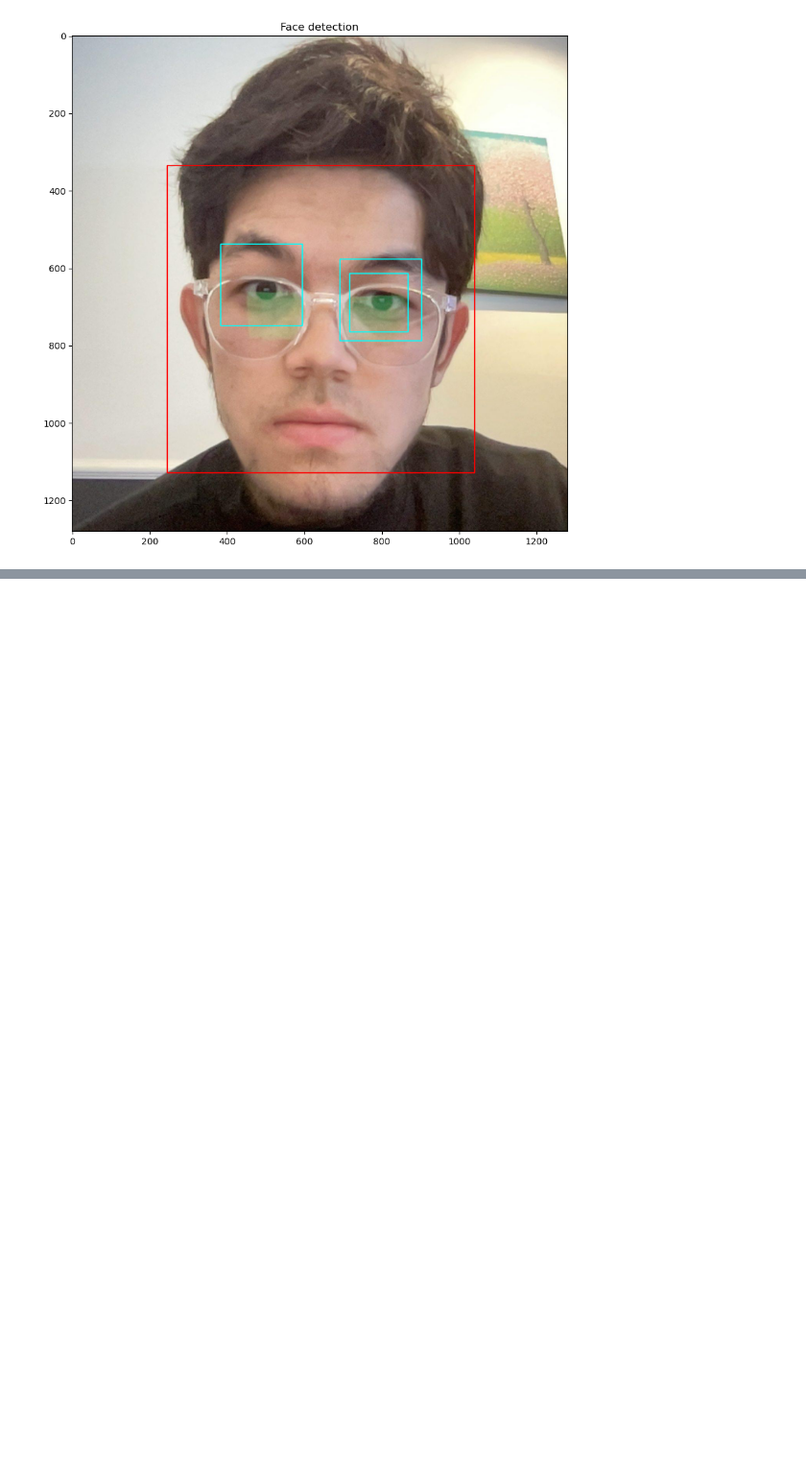
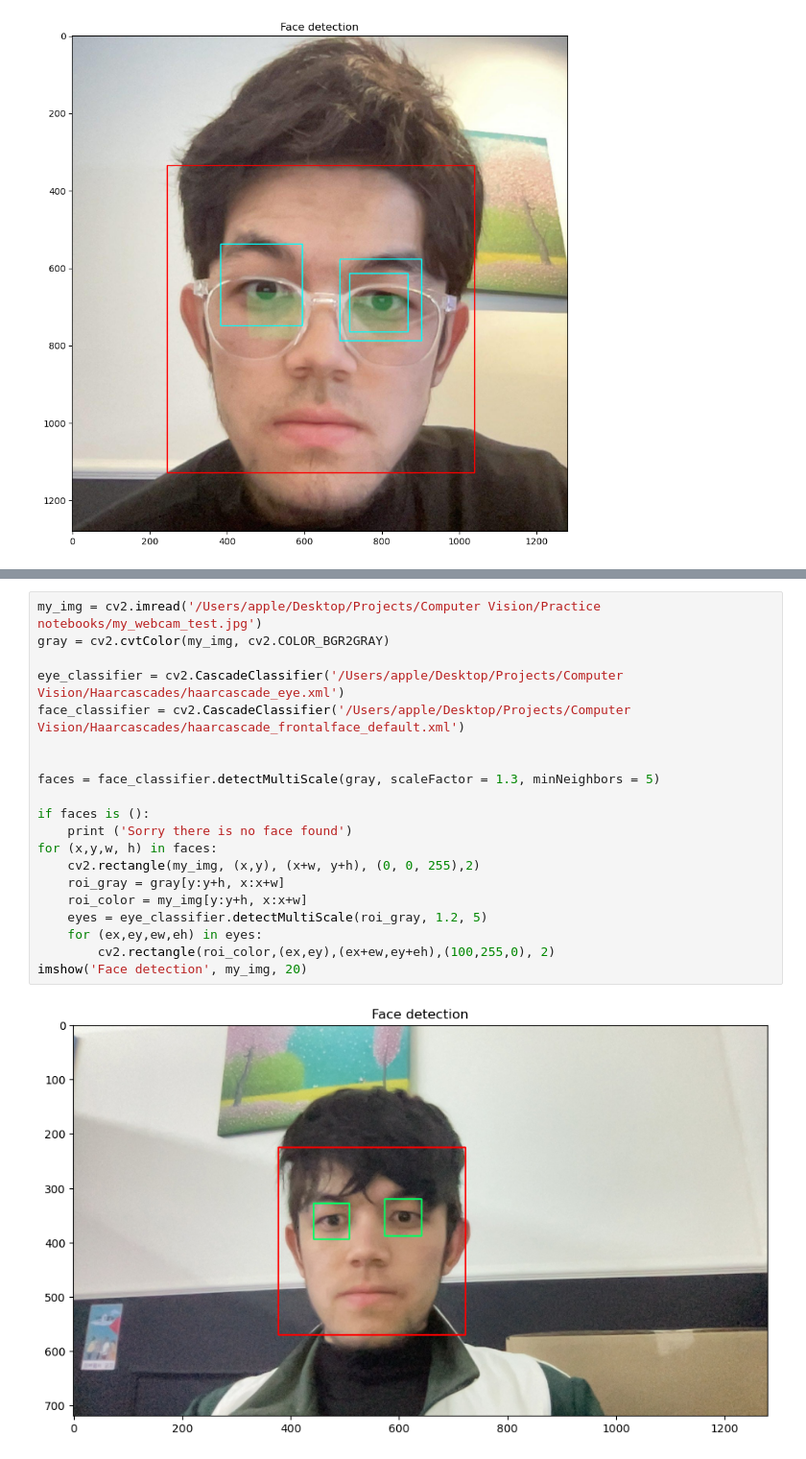
Before and after one commit to MrKhursanov/Computer-Vision, a Jupyter notebook: Practice notebooks/16. Face and Eye Detection with Haar Cascade Classifiers.ipynb, the cells around one changed output, grey strips where cells are left out. Shown at 96% size. Drawn from its saved outputs; the diff is of its cells as text; blank space fills up the shorter version.

```diff
--- a/Practice notebooks/16. Face and Eye Detection with Haar Cascade Classifiers.ipynb
+++ b/Practice notebooks/16. Face and Eye Detection with Haar Cascade Classifiers.ipynb
@@ -123,0 +130,22 @@ ModuleNotFoundError: No module named 'google.colab'
+# %%
+my_img = cv2.imread('/Users/apple/Desktop/Projects/Computer Vision/Practice notebooks/my_webcam_test.jpg')
+gray = cv2.cvtColor(my_img, cv2.COLOR_BGR2GRAY)
+
+eye_classifier = cv2.CascadeClassifier('/Users/apple/Desktop/Projects/Computer Vision/Haarcascades/haarcascade_eye.xml')
+face_classifier = cv2.CascadeClassifier('/Users/apple/Desktop/Projects/Computer Vision/Haarcascades/haarcascade_frontalface_default.xml')
+
+
+faces = face_classifier.detectMultiScale(gray, scaleFactor = 1.3, minNeighbors = 5)
+
+if faces is ():
+    print ('Sorry there is no face found')
+for (x,y,w, h) in faces:
+    cv2.rectangle(my_img, (x,y), (x+w, y+h), (0, 0, 255),2)
+    roi_gray = gray[y:y+h, x:x+w]
+    roi_color = my_img[y:y+h, x:x+w]
+    eyes = eye_classifier.detectMultiScale(roi_gray, 1.2, 5)
+    for (ex,ey,ew,eh) in eyes:
+        cv2.rectangle(roi_color,(ex,ey),(ex+ew,ey+eh),(100,255,0), 2)
+imshow('Face detection', my_img, 20)
+# %% [output]
+[figure, added]
```
Also changed, not shown: parts of 3 cells of this notebook, 1 other file.
